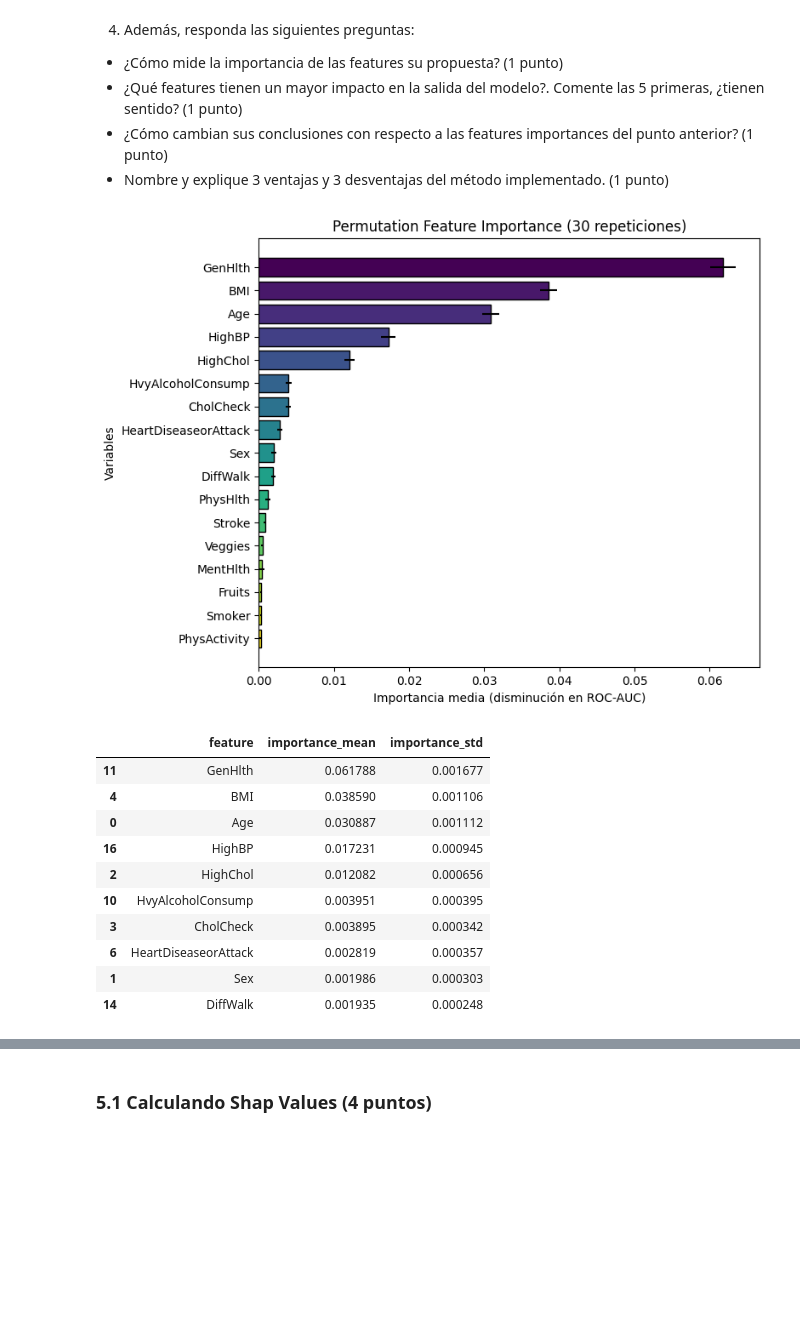
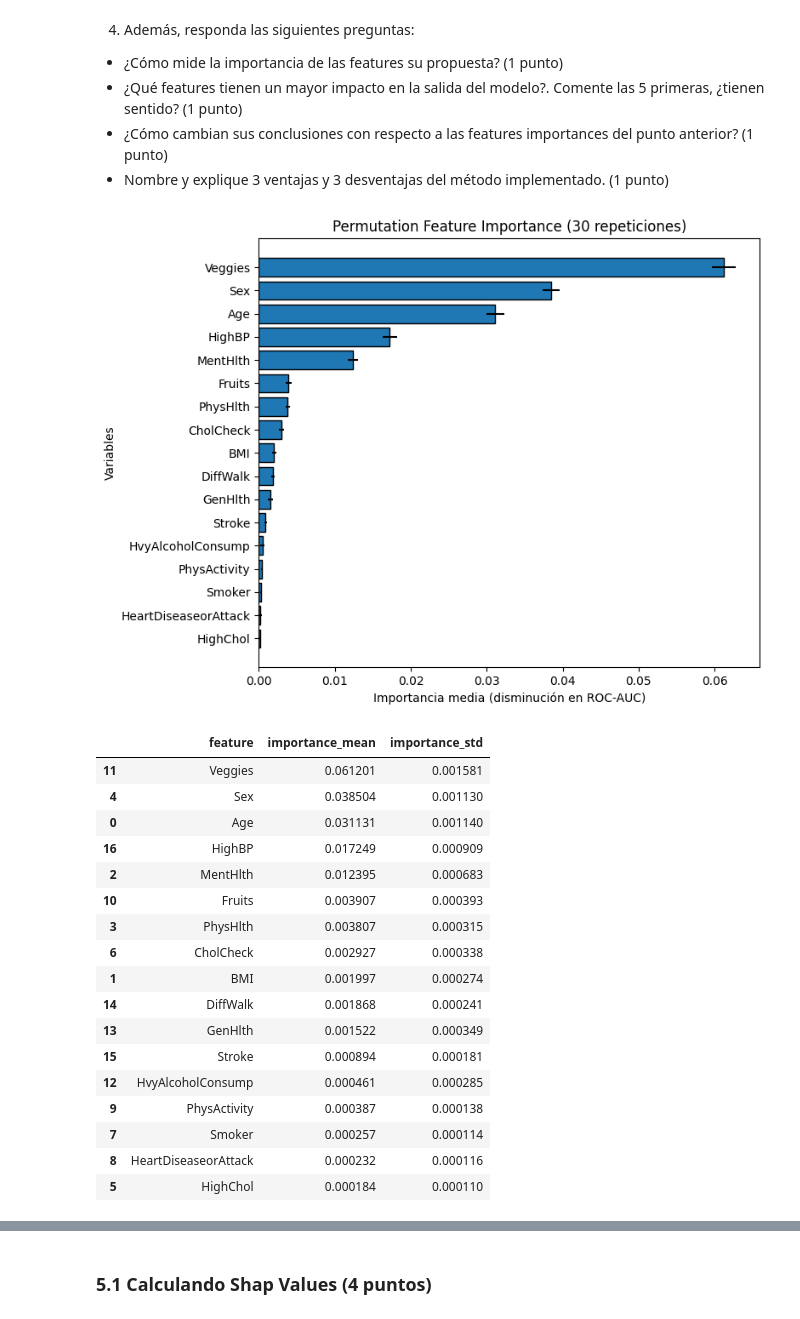
Before and after one commit to jesuvalenzuela/NanSquad, a Jupyter notebook: Lab7/Lab7_enunciado.ipynb, the cells around one changed output, grey strips where cells are left out. Drawn from its saved outputs; the diff is of its cells as text; code cells hidden in the pictures; blank space fills up the shorter version.

```diff
--- a/Lab7/Lab7_enunciado.ipynb
+++ b/Lab7/Lab7_enunciado.ipynb
@@ -151,14 +182,14 @@ print(X_train.shape, X_test.shape, y_train.shape, y_test.shape)
 # %% [output]
 (47128, 17) (23564, 17) (47128,) (23564,)
 # %%
-#Column Transformer + Salida pandas
-continuous_cols = ["BMI", "MentHlth", "PhysHlth"]  #variables continuas a escalar, para mantener la interpretabilidad
+# Column Transformer + Salida pandas
+continuous_cols = ["Age", "BMI", "MentHlth", "PhysHlth"]
 
 ct = ColumnTransformer(
     transformers=[
         ("scale", StandardScaler(), continuous_cols),
     ],
-    remainder="passthrough",      #variables binarias/ordinales sin transformar
+    remainder="passthrough",      # variables binarias/ordinales sin transformar
     verbose_feature_names_out=False
 ).set_output(transform="pandas")
 # %%
@@ -281,6 +310,7 @@ Tareas:
   - Nombre y explique 3 ventajas y 3 desventajas del método implementado. (1 punto)
 # %%
 # === Punto 4 — Métodos Agnósticos Globales (Permutation Feature Importance) ===
+
 # 1) Calcular importancias por permutación
 r = permutation_importance(
     pipe, X_test, y_test,
@@ -289,53 +319,56 @@ r = permutation_importance(
     scoring="roc_auc",
     n_jobs=-1
 )
 
 # 2) Crear DataFrame ordenado
 importances_df = (
     pd.DataFrame({
-        "feature": X_test.columns,
+        "feature": xgb_fitted.get_booster().feature_names,
         "importance_mean": r.importances_mean,
         "importance_std": r.importances_std
     })
     .sort_values("importance_mean", ascending=False)
 )
 
-# 3) Visualizar con colores distintos por barra
+# 3) Visualizar resultados
 plt.figure(figsize=(8,6))
-
-# Crear un color distinto para cada variable usando un colormap
-colors = plt.colormaps['viridis'](np.linspace(0, 1, len(importances_df)))
 
 plt.barh(
     importances_df["feature"],
     importances_df["importance_mean"],
     xerr=importances_df["importance_std"],
-    color=colors,
     edgecolor="black"
 )
 
 plt.gca().invert_yaxis()
 plt.title("Permutation Feature Importance (30 repeticiones)")
 plt.xlabel("Importancia media (disminución en ROC-AUC)")
 plt.ylabel("Variables")
 plt.tight_layout()
 plt.show()
 
-# Mostrar tabla resumida
-importances_df.head(10)
+# Mostrar tabla resumida para ver la varianza
+display(importances_df)
 # %% [output]
-[figure, old version]
+[figure, new version]
 |  | feature | importance_mean | importance_std |
-| 11 | GenHlth | 0.061788 | 0.001677 |
-| 4 | BMI | 0.038590 | 0.001106 |
-| 0 | Age | 0.030887 | 0.001112 |
-| 16 | HighBP | 0.017231 | 0.000945 |
-| 2 | HighChol | 0.012082 | 0.000656 |
-| 10 | HvyAlcoholConsump | 0.003951 | 0.000395 |
-| 3 | CholCheck | 0.003895 | 0.000342 |
-| 6 | HeartDiseaseorAttack | 0.002819 | 0.000357 |
-| 1 | Sex | 0.001986 | 0.000303 |
-| 14 | DiffWalk | 0.001935 | 0.000248 |
+| 11 | Veggies | 0.061201 | 0.001581 |
+| 4 | Sex | 0.038504 | 0.001130 |
+| 0 | Age | 0.031131 | 0.001140 |
+| 16 | HighBP | 0.017249 | 0.000909 |
+| 2 | MentHlth | 0.012395 | 0.000683 |
+| 10 | Fruits | 0.003907 | 0.000393 |
+| 3 | PhysHlth | 0.003807 | 0.000315 |
+| 6 | CholCheck | 0.002927 | 0.000338 |
+| 1 | BMI | 0.001997 | 0.000274 |
+| 14 | DiffWalk | 0.001868 | 0.000241 |
+| 13 | GenHlth | 0.001522 | 0.000349 |
+| 15 | Stroke | 0.000894 | 0.000181 |
+| 12 | HvyAlcoholConsump | 0.000461 | 0.000285 |
+| 9 | PhysActivity | 0.000387 | 0.000138 |
+| 7 | Smoker | 0.000257 | 0.000114 |
+| 8 | HeartDiseaseorAttack | 0.000232 | 0.000116 |
+| 5 | HighChol | 0.000184 | 0.000110 |
 # %% [markdown]
 **¿Cómo mide la importancia de las features su propuesta?**
 
```
Also changed, not shown: parts of 28 cells of this notebook.
